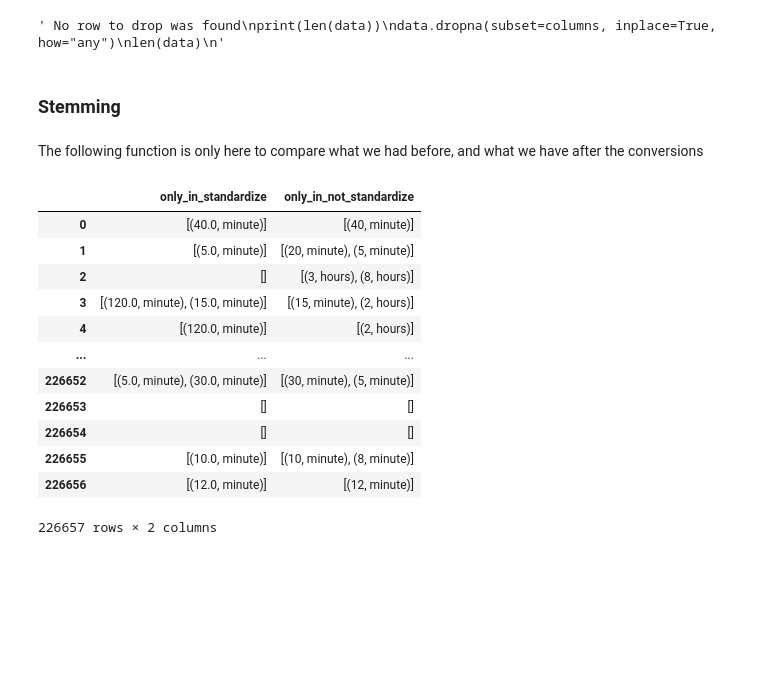
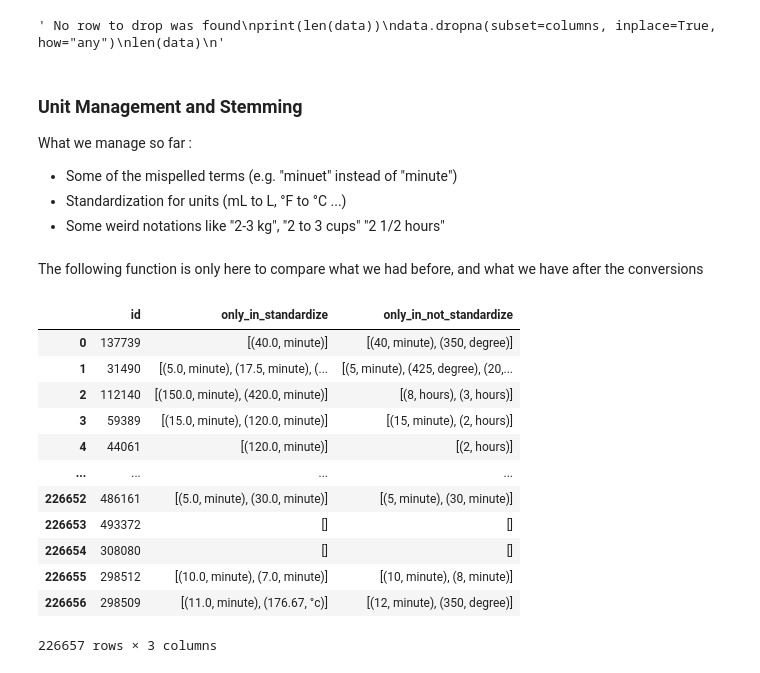
Before and after one commit to milik0/recipe-nlp, a Jupyter notebook: notebooks/classification/classification.ipynb, the cells around one changed output. Drawn from its saved outputs; the diff is of its cells as text; code cells hidden in the pictures; blank space fills up the shorter version.

Commit message:
feat: standardization for units

```diff
--- a/notebooks/classification/classification.ipynb
+++ b/notebooks/classification/classification.ipynb
@@ -148,8 +148,16 @@ len(data)
 """
 # %% [output]
 ' No row to drop was found\nprint(len(data))\ndata.dropna(subset=columns, inplace=True, how="any")\nlen(data)\n'
+# %%
+# create strings from string lists
+data["steps_strings"] = data["steps"].apply(lambda x : ' '.join(x))
 # %% [markdown]
-### Stemming
+### Unit Management and Stemming
+
+What we manage so far :
+- Some of the mispelled terms (e.g. "minuet" instead of "minute")
+- Standardization for units (mL to L, °F to °C ...)
+- Some weird notations like "2-3 kg", "2 to 3 cups" "2 1/2 hours"
 # %%
 import re
 import pandas as pd
@@ -356,14 +421,16 @@ data["steps_string_standardize"] = data["steps_string"].apply(standardize_units)
 # %% [markdown]
 The following function is only here to compare what we had before, and what we have after the conversions
 # %%
-units = ["liter", "minute", "gram", "hours", "cup", "quart", "mL", "liter", "second", "hours", "week", "pound", "ounce", "kg", "oz", "kg", "g", "gram"]
+units = ["liter", "minute", "gram", "hours", "cup", "quart", "mL", "second", "week",
+         "pound", "ounce", "kg", "oz", "g", "°c", "°f", "fahrenheit", "degree", "celsius"]
+
 
 # Function to find differences only on number + unit
 def number_unit_diff(row):
     pattern = r'(\d+(?:\.\d+)?)\s*(' + '|'.join(units) + r')'
 
     matches1 = set(re.findall(pattern, row['steps_string_standardize']))
-    matches2 = set(re.findall(pattern, row['steps_string']))
+    matches2 = set(re.findall(pattern, row['steps_strings']))
 
     diff1 = matches1 - matches2
     diff2 = matches2 - matches1
@@ -379,18 +446,18 @@ diffs = data.apply(number_unit_diff, axis=1, result_type='expand')
 # Concatenate
 result = pd.concat([data, diffs], axis=1)
 # %%
-result[["only_in_standardize", "only_in_not_standardize"]]
+result[["id", "only_in_standardize", "only_in_not_standardize"]]
 # %% [output]
-|  | only_in_standardize | only_in_not_standardize |
-| 0 | [(40.0, minute)] | [(40, minute)] |
-| 1 | [(5.0, minute)] | [(20, minute), (5, minute)] |
-| 2 | [] | [(3, hours), (8, hours)] |
-| 3 | [(120.0, minute), (15.0, minute)] | [(15, minute), (2, hours)] |
-| 4 | [(120.0, minute)] | [(2, hours)] |
-| ... | ... | ... |
-| 226652 | [(5.0, minute), (30.0, minute)] | [(30, minute), (5, minute)] |
-| 226653 | [] | [] |
-| 226654 | [] | [] |
-| 226655 | [(10.0, minute)] | [(10, minute), (8, minute)] |
-| 226656 | [(12.0, minute)] | [(12, minute)] |
+|  | id | only_in_standardize | only_in_not_standardize |
+| 0 | 137739 | [(40.0, minute)] | [(40, minute), (350, degree)] |
+| 1 | 31490 | [(5.0, minute), (17.5, minute), (... | [(5, minute), (425, degree), (20,... |
+| 2 | 112140 | [(150.0, minute), (420.0, minute)] | [(8, hours), (3, hours)] |
+| 3 | 59389 | [(15.0, minute), (120.0, minute)] | [(15, minute), (2, hours)] |
+| 4 | 44061 | [(120.0, minute)] | [(2, hours)] |
+| ... | ... | ... | ... |
+| 226652 | 486161 | [(5.0, minute), (30.0, minute)] | [(5, minute), (30, minute)] |
+| 226653 | 493372 | [] | [] |
+| 226654 | 308080 | [] | [] |
+| 226655 | 298512 | [(10.0, minute), (7.0, minute)] | [(10, minute), (8, minute)] |
+| 226656 | 298509 | [(11.0, minute), (176.67, °c)] | [(12, minute), (350, degree)] |
-226657 rows × 2 columns
+226657 rows × 3 columns
```
Also changed, not shown: parts of 8 cells of this notebook.
